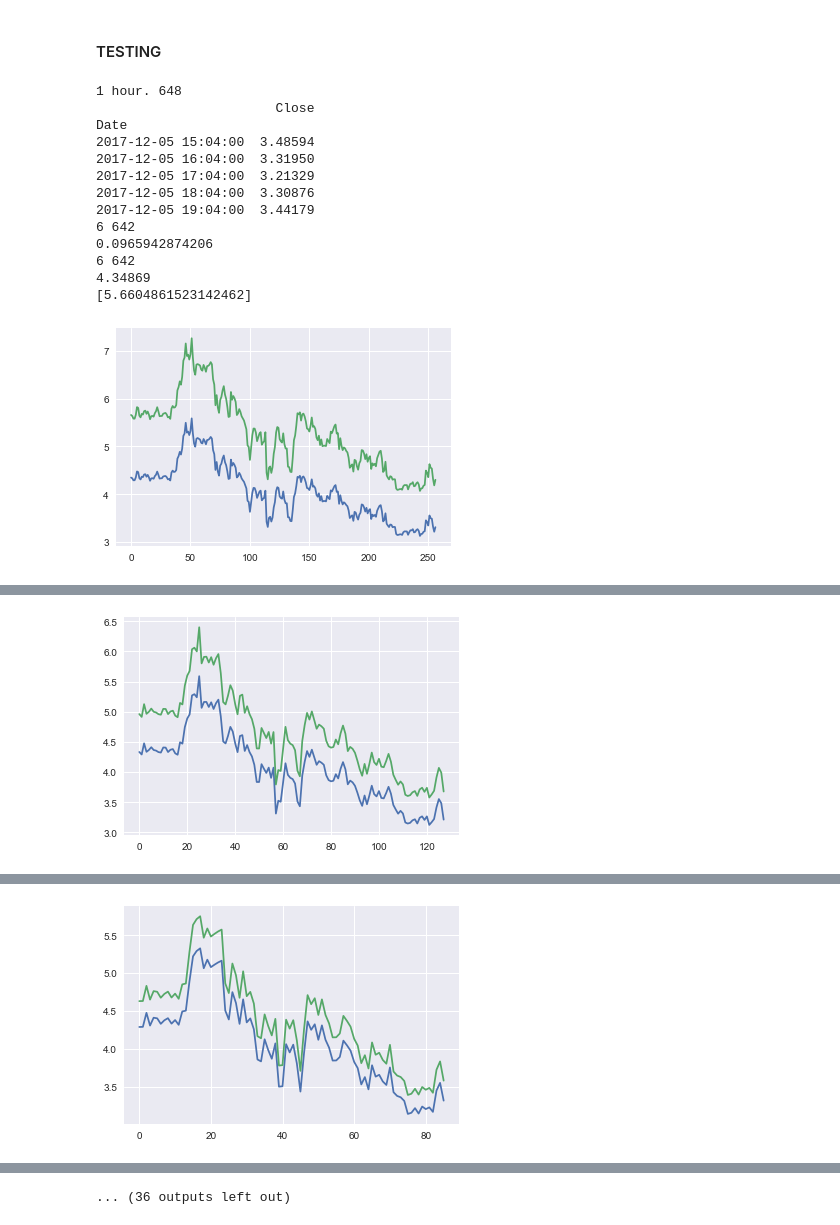
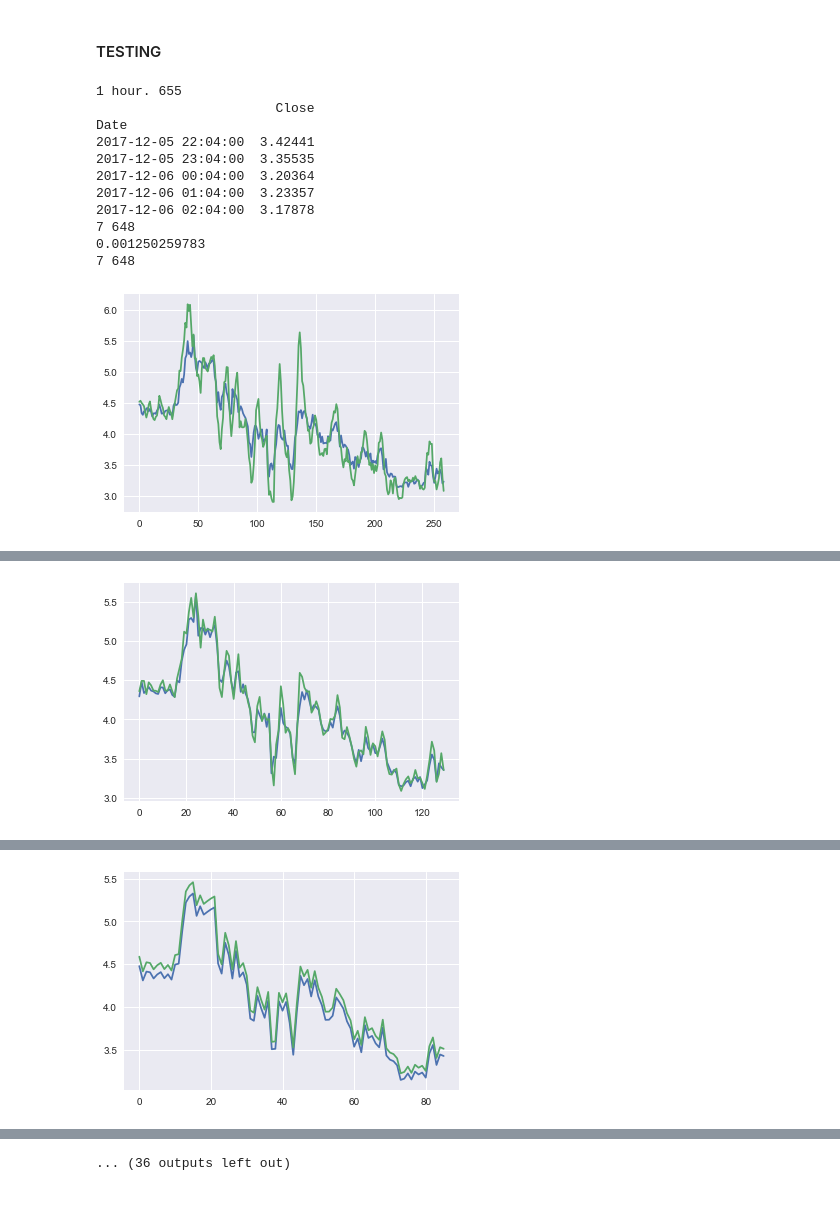
Before and after one commit to hao44le/gelei_bulbea, a Jupyter notebook: trian for RDN.ipynb, the cells around one changed output, grey strips where cells are left out. Saved outputs shown, nothing was run; the diff lists cells and outputs as text; code cells hidden in the pictures.

```diff
--- a/trian for RDN.ipynb
+++ b/trian for RDN.ipynb
@@ -52,7 +52,7 @@ def convert_with_n_hour_gap(data,n):
     return df
 # %%
 share_array = []
-for i in range(1,2):
+for i in range(1,25):
     df = convert_with_n_hour_gap(data,i)
     share = bb.Share("123",'123',data=df)
     share_array.append(share)
@@ -86,9 +86,8 @@ rnn_arr = []
 for index,share in enumerate(share_array):
     print("{} hour. {}".format(index+1,len(share.data)))
     print(share.data.tail(5))
-    Xtrain, Xtest, ytrain, ytest = split(share, 'Close', normalize = True)
+    Xtrain, _, ytrain, _ = split(share, 'Close', normalize = True)
     Xtrain  = np.reshape(Xtrain, (Xtrain.shape[0], Xtrain.shape[1], 1))
-    Xtest  = np.reshape(Xtest, (Xtest.shape[0], Xtest.shape[1], 1))
 
     # Training
     rnn = RNN([1, 100, 100, 1]) # number of neurons in each layer
@@ -131,45 +127,41 @@ from sklearn.metrics import mean_squared_error
 import matplotlib.pyplot as pplt
 from bulbea.entity.share import _reverse_cummulative_return
 from datetime import datetime
 
 for index,share in enumerate(share_array):
     print("{} hour. {}".format(index+1,len(share.data)))
     print(share.data.tail(5))
     _, Xtest, _, ytest = split(share, 'Close', normalize = True)
     Xtest  = np.reshape(Xtest, (Xtest.shape[0], Xtest.shape[1], 1))
-
+    rnn = rnn_arr[index]
     predicted = rnn.predict(Xtest)
     sqr_err = mean_squared_error(ytest, predicted)
     print(sqr_err)
 
 
     _,_,_,ori_ytest = split(share, 'Close', normalize = False)
 
     new_pre = []
     for x in range(0,len(ori_ytest)):
         t = ori_ytest[x]
         predict = predicted[x]
         new_pre.append(_reverse_cummulative_return(t,predict))
 
     pplt.plot(ori_ytest)
     pplt.plot(new_pre)
-    print(ori_ytest[0])
-    print(new_pre[0])
     pplt.show()
 
     rnn.model.save("models/{}_{}.h5".format(coin_name,index+1))
 # %% [output]
-1 hour. 648
+1 hour. 655
                        Close
 Date
-2017-12-05 15:04:00  3.48594
-2017-12-05 16:04:00  3.31950
-2017-12-05 17:04:00  3.21329
-2017-12-05 18:04:00  3.30876
-2017-12-05 19:04:00  3.44179
-6 642
-0.0965942874206
-6 642
-4.34869
-[5.6604861523142462]
+2017-12-05 22:04:00  3.42441
+2017-12-05 23:04:00  3.35535
+2017-12-06 00:04:00  3.20364
+2017-12-06 01:04:00  3.23357
+2017-12-06 02:04:00  3.17878
+7 648
+0.001250259783
+7 648
-[figure, old version]
+[figure, new version]
@@ -189 +179 @@ Date
-[figure, old version]
+[figure, new version]
@@ -203 +191 @@ Date
-[figure, old version]
+[figure, new version]
```
Also changed, not shown: parts of 5 cells of this notebook, 25 other files.
